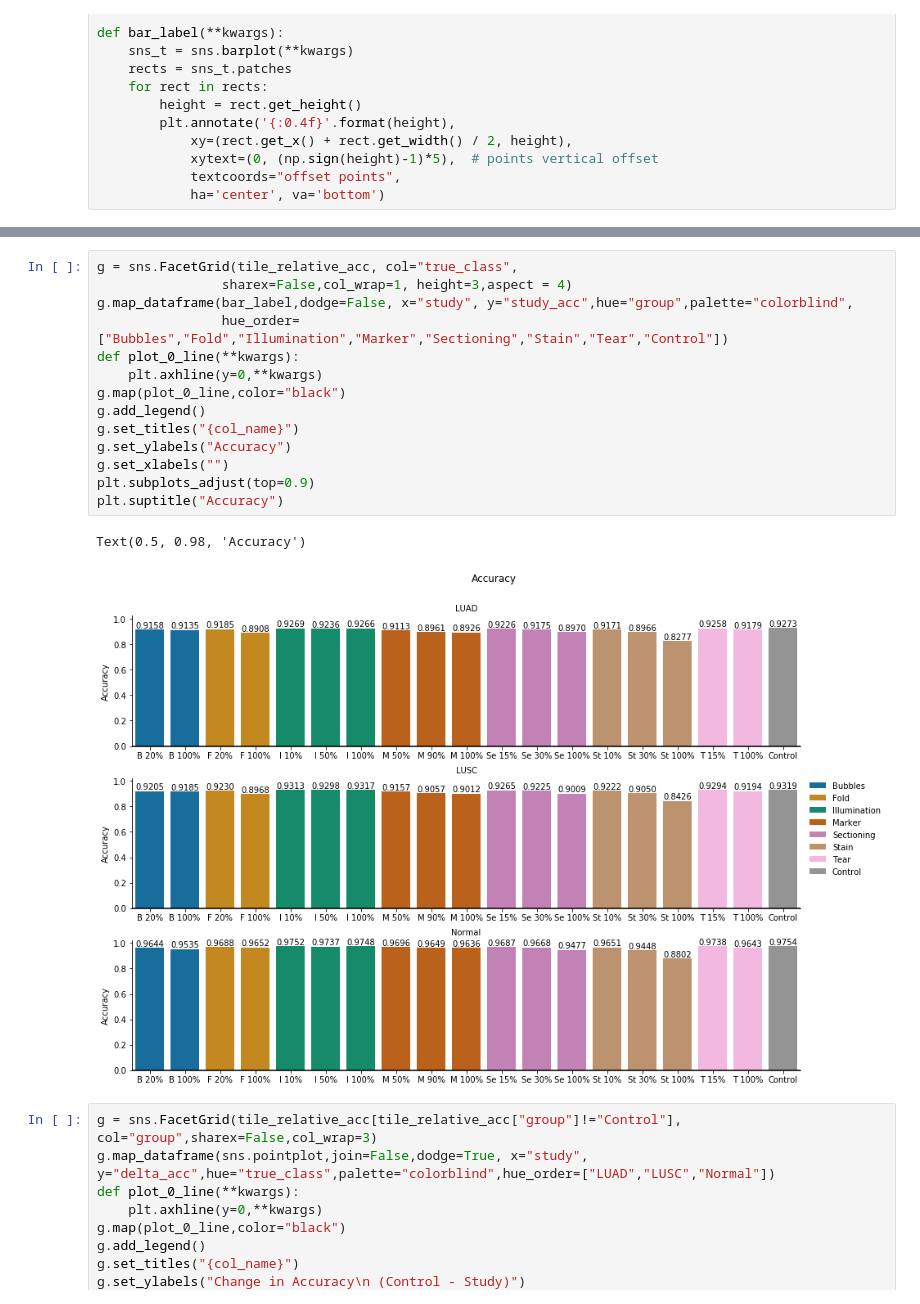
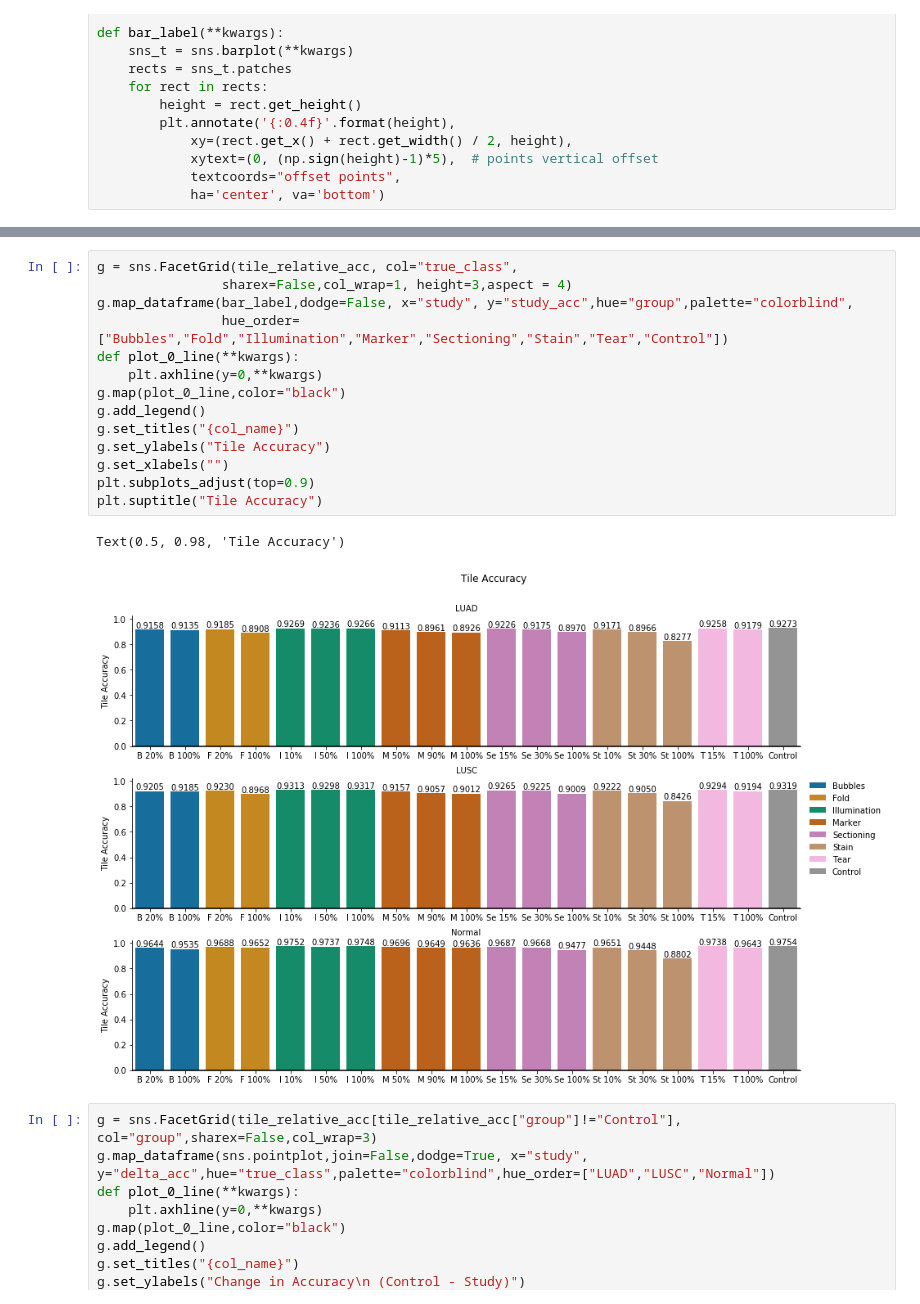
Before and after one commit to Systems-Imaging-Bioinformatics-Lab/histopath_failure_modes, a Jupyter notebook: Results.ipynb, the cells around one changed output, grey strips where cells are left out. Cells and saved outputs as stored; diff of their text form.

```diff
--- a/Results.ipynb
+++ b/Results.ipynb
@@ -427,20 +437,20 @@ tile_relative_acc = threshold_analysis(phase1_tile_probs,phase1_tile_auc)
 # %%
 g = sns.FacetGrid(tile_relative_acc, col="true_class",
                 sharex=False,col_wrap=1, height=3,aspect = 4)
 g.map_dataframe(bar_label,dodge=False, x="study", y="study_acc",hue="group",palette="colorblind",
                 hue_order=["Bubbles","Fold","Illumination","Marker","Sectioning","Stain","Tear","Control"])
 def plot_0_line(**kwargs):
     plt.axhline(y=0,**kwargs)
 g.map(plot_0_line,color="black")
 g.add_legend()
 g.set_titles("{col_name}")
-g.set_ylabels("Accuracy")
+g.set_ylabels("Tile Accuracy")
 g.set_xlabels("")
 plt.subplots_adjust(top=0.9)
-plt.suptitle("Accuracy")
+plt.suptitle("Tile Accuracy")
 # %% [output]
-Text(0.5, 0.98, 'Accuracy')
+Text(0.5, 0.98, 'Tile Accuracy')
-[figure, old version]
+[figure, new version]
 # %%
 g = sns.FacetGrid(tile_relative_acc[tile_relative_acc["group"]!="Control"], col="group",sharex=False,col_wrap=3)
 g.map_dataframe(sns.pointplot,join=False,dodge=True, x="study", y="delta_acc",hue="true_class",palette="colorblind",hue_order=["LUAD","LUSC","Normal"])
```
Also changed, not shown: parts of 4 cells of this notebook, 5 other files.
